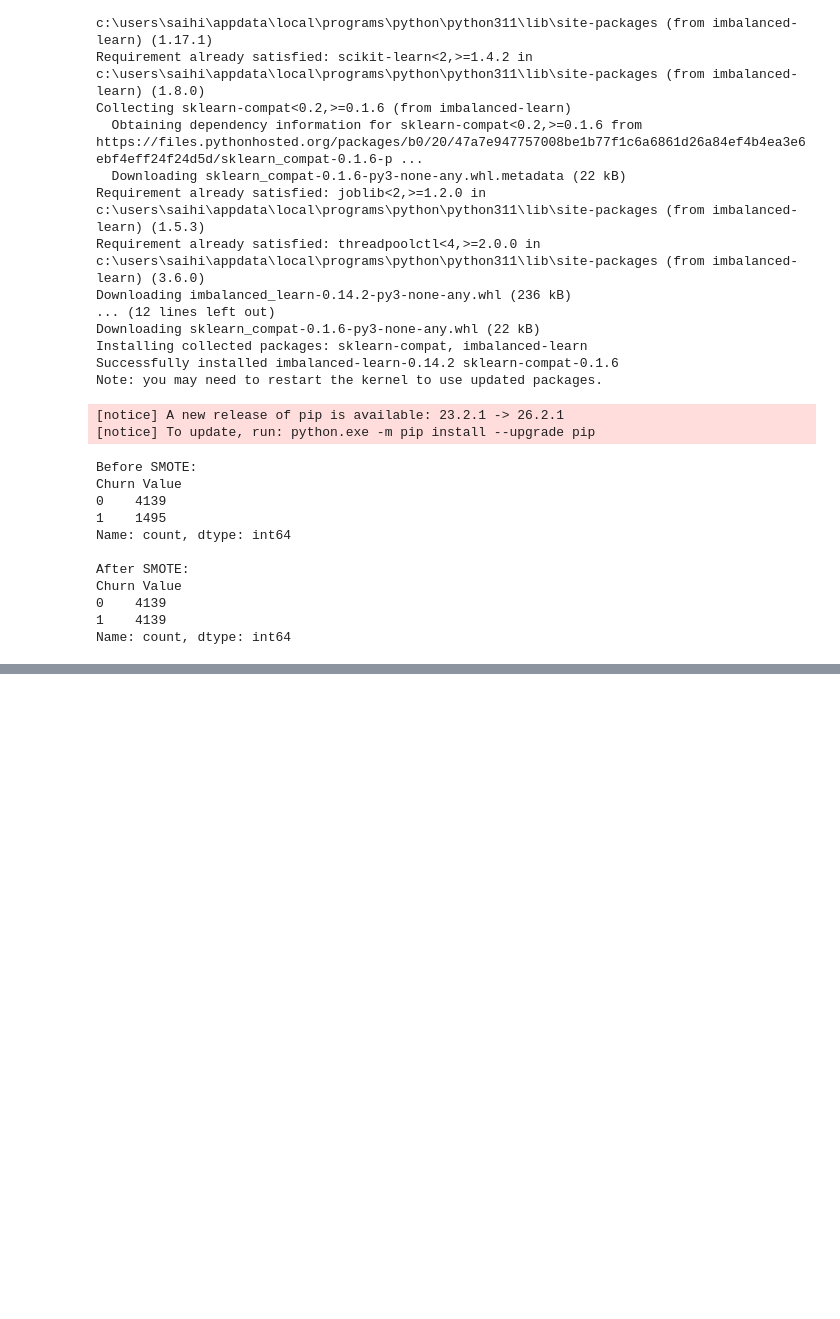
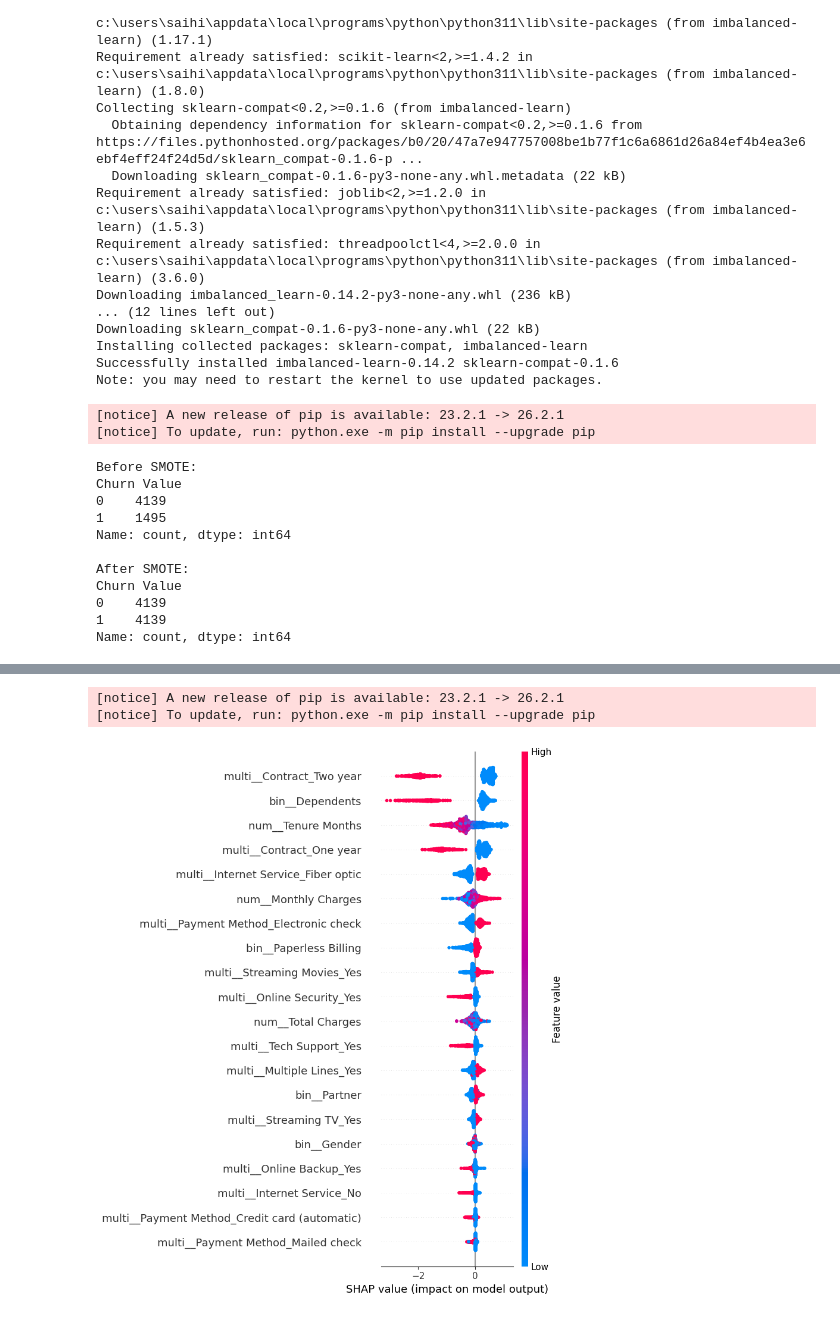
Before and after one commit to ST10294145/Customer-Churn-Data-Analysis, a Jupyter notebook: churn_modeling.ipynb, the cells around one changed output, grey strips where cells are left out. Drawn from its saved outputs; the diff is of its cells as text; code cells hidden in the pictures; blank space fills up the shorter version.

```diff
--- a/churn_modeling.ipynb
+++ b/churn_modeling.ipynb
@@ -172,0 +348,17 @@ Name: count, dtype: int64
+# %%
+%pip install shap
+import shap
+
+explainer = shap.TreeExplainer(lgbm_grid.best_estimator_)
+shap_values = explainer.shap_values(X_test_processed)
+
+# Some versions of SHAP return a list, one array per class, for binary classifiers.
+# When that happens, index 1 is used since that's the churn class.
+if isinstance(shap_values, list):
+    shap_values = shap_values[1]
+
+shap.summary_plot(shap_values, X_test_processed, show=False)
+plt.tight_layout()
+plt.savefig("Diagrams/shap_summary.png", dpi=150, bbox_inches="tight")
+plt.show()
+# %% [output]
@@ -172,0 +382,3 @@ Name: count, dtype: int64
+[notice] A new release of pip is available: 23.2.1 -> 26.2.1
+[notice] To update, run: python.exe -m pip install --upgrade pip
+[figure, added]
```
Also changed, not shown: parts of 19 cells of this notebook, 3 other files.
